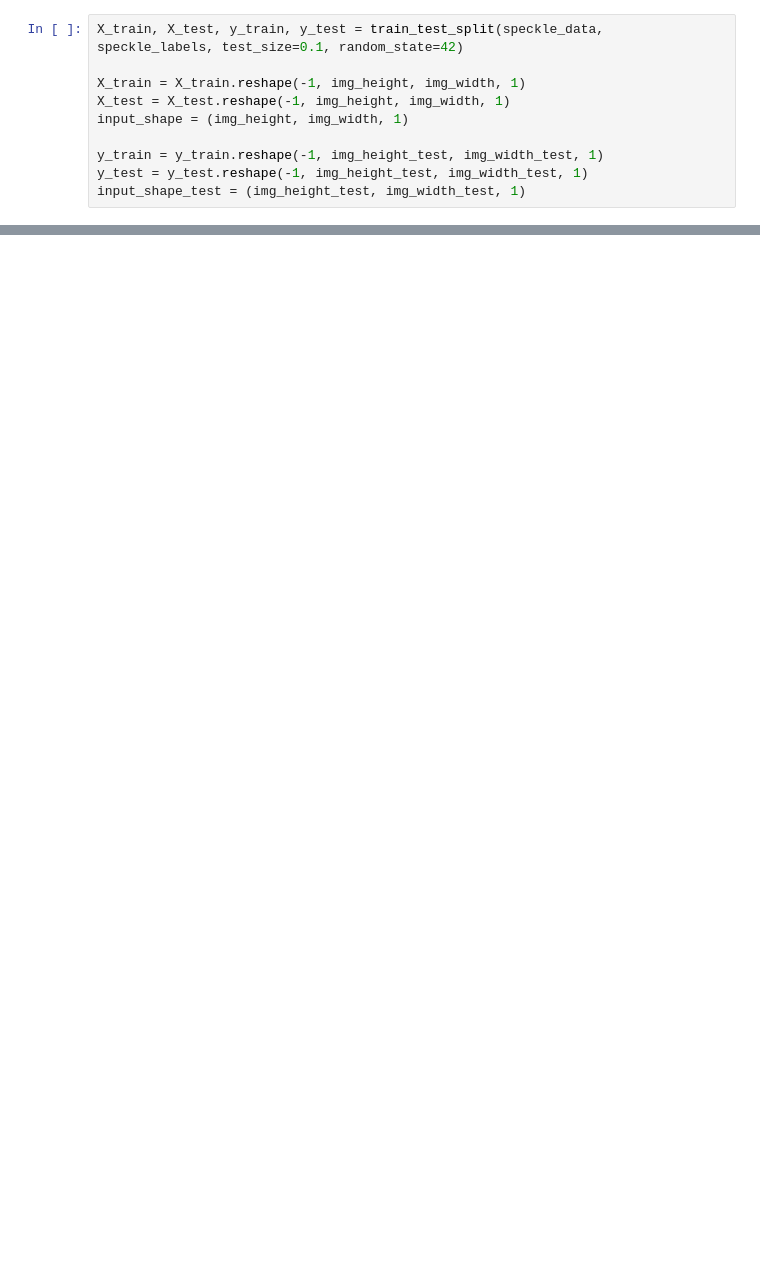
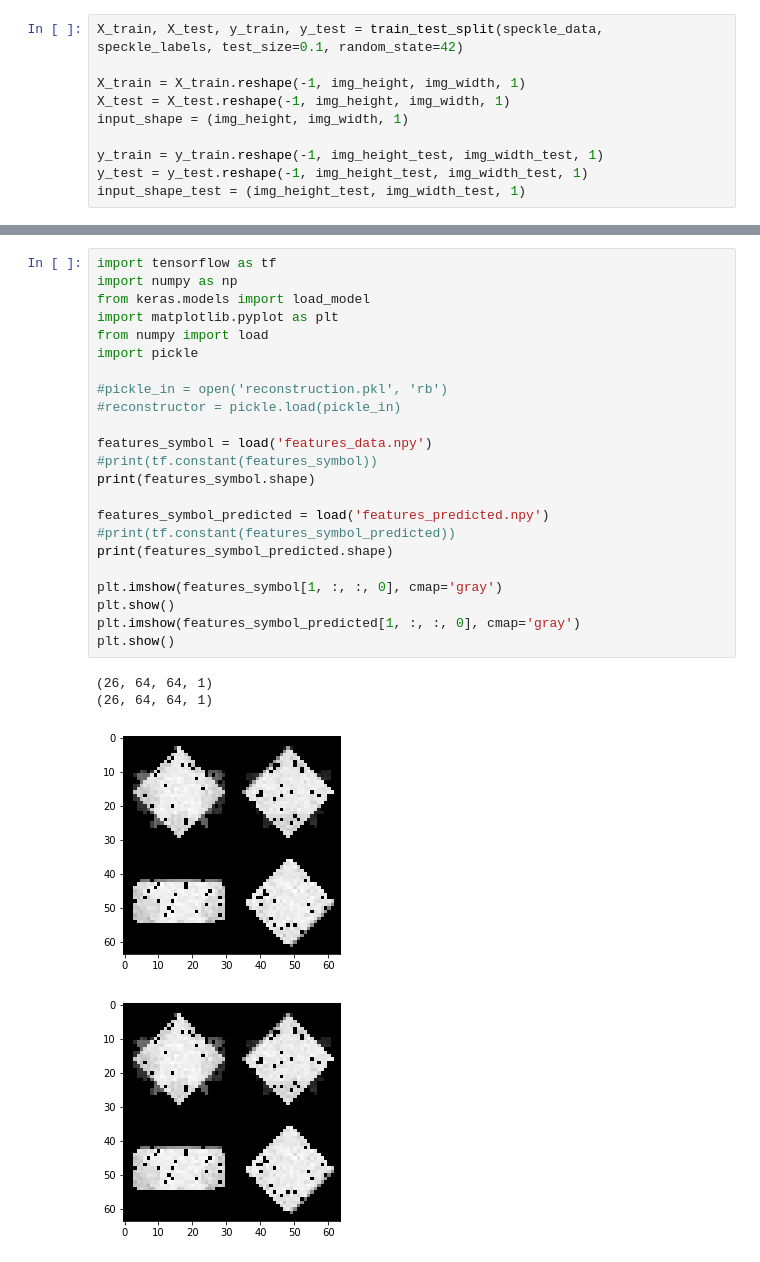
Before and after one commit to SpyroRock/Reconstruction, a Jupyter notebook: reconstruction.ipynb, the cells around one changed output, grey strips where cells are left out. Drawn from its saved outputs; the diff is of its cells as text; blank space fills up the shorter version.

```diff
--- a/reconstruction.ipynb
+++ b/reconstruction.ipynb
@@ -86,0 +122,28 @@ ResourceExhaustedError: ignored
+# %%
+import tensorflow as tf
+import numpy as np
+from keras.models import load_model
+import matplotlib.pyplot as plt
+from numpy import load
+import pickle
+
+#pickle_in = open('reconstruction.pkl', 'rb')
+#reconstructor = pickle.load(pickle_in)
+
+features_symbol = load('features_data.npy')
+#print(tf.constant(features_symbol))
+print(features_symbol.shape)
+
+features_symbol_predicted = load('features_predicted.npy')
+#print(tf.constant(features_symbol_predicted))
+print(features_symbol_predicted.shape)
+
+plt.imshow(features_symbol[1, :, :, 0], cmap='gray')
+plt.show()
+plt.imshow(features_symbol_predicted[1, :, :, 0], cmap='gray')
+plt.show()
+# %% [output]
+(26, 64, 64, 1)
+(26, 64, 64, 1)
+[figure, added]
+[figure, added]
```
Also changed, not shown: parts of 6 cells of this notebook.
